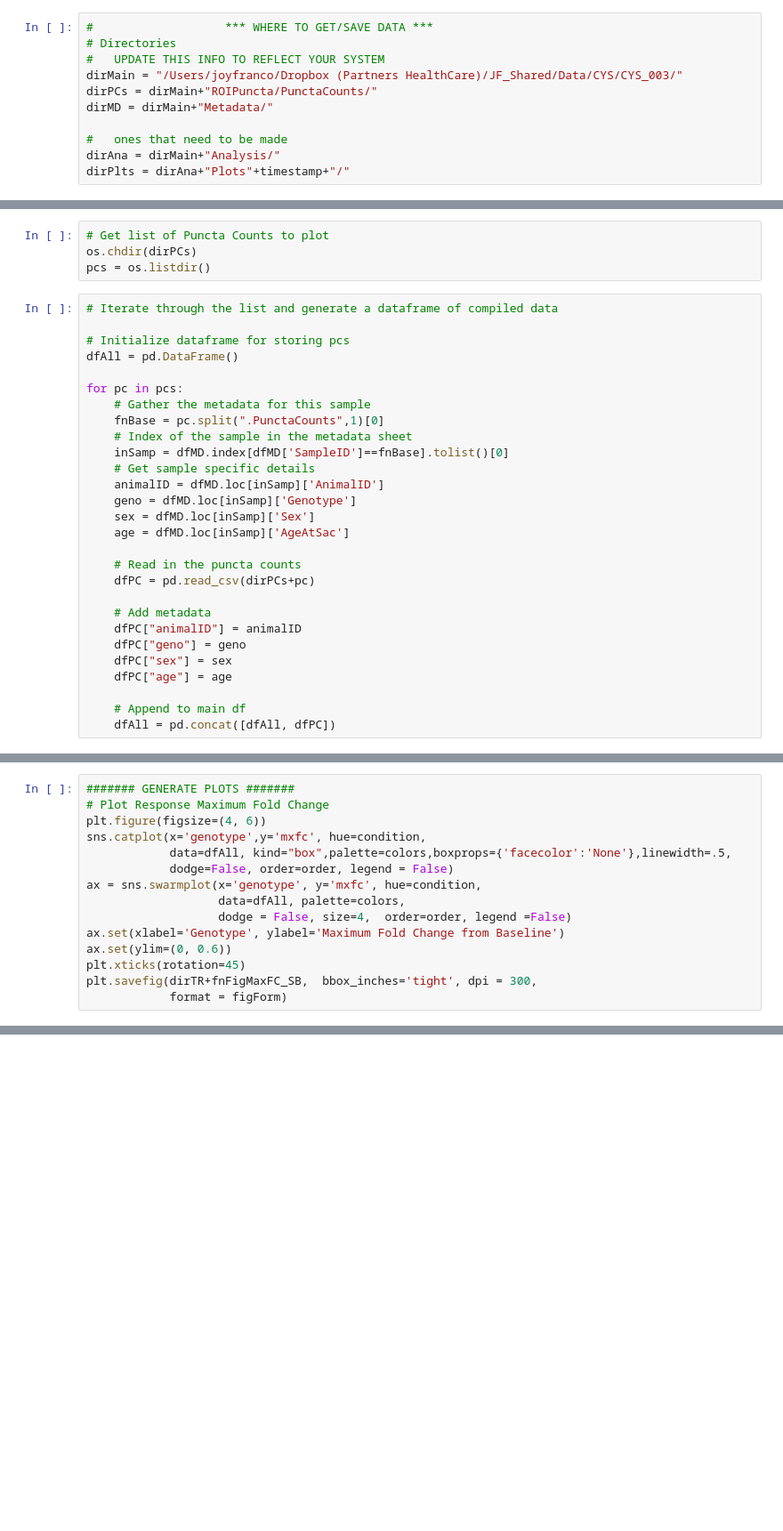
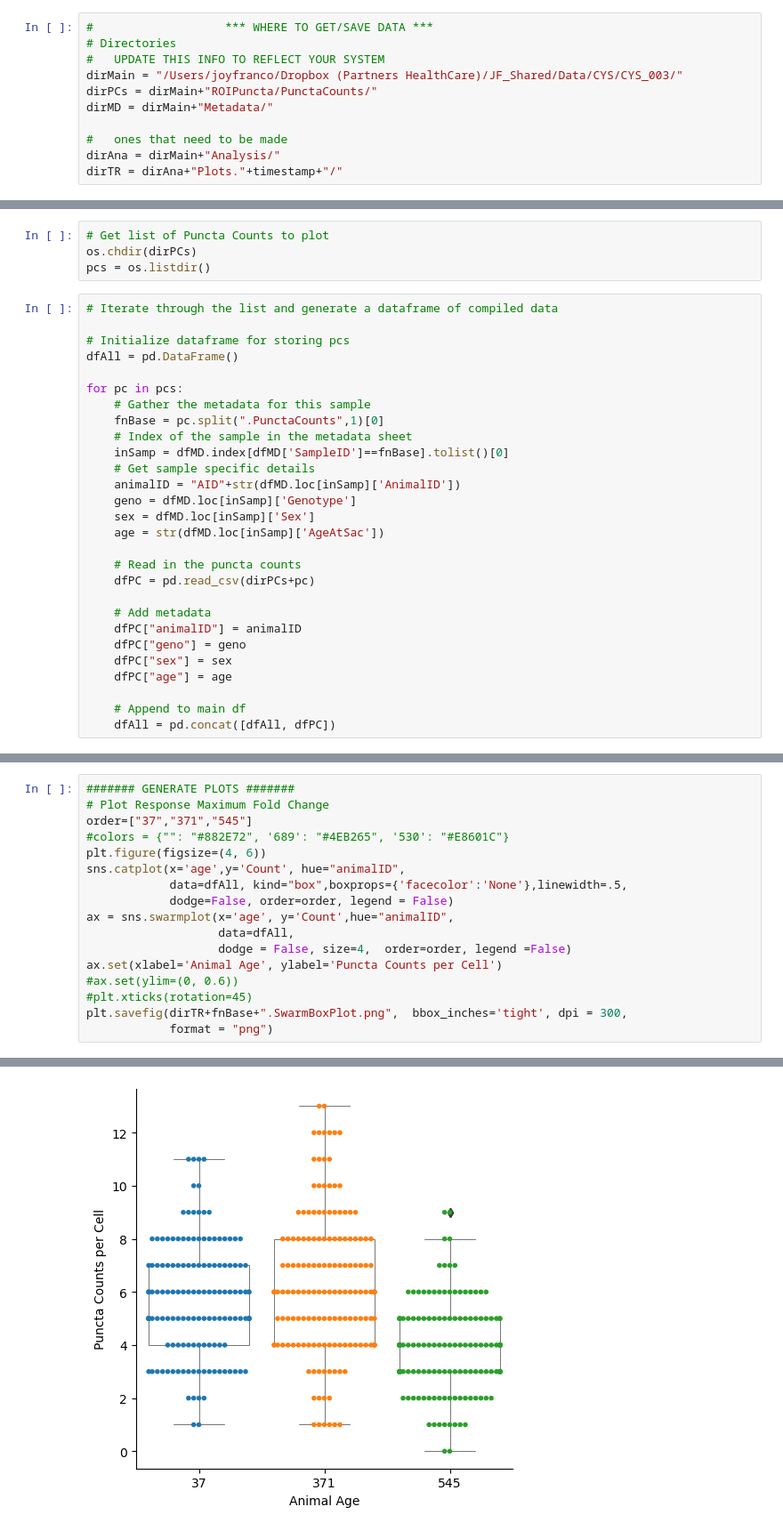
Before and after one commit to engineeringjoy/QISHA, a Jupyter notebook: QISHA_PlotROICounts.ipynb, the cells around one changed output, grey strips where cells are left out. Shown at 89% size. Cells and saved outputs as stored; diff of their text form; blank space fills up the shorter version.

```diff
--- a/QISHA_PlotROICounts.ipynb
+++ b/QISHA_PlotROICounts.ipynb
@@ -33,7 +31,7 @@ dirMD = dirMain+"Metadata/"
 
 #   ones that need to be made
 dirAna = dirMain+"Analysis/"
-dirPlts = dirAna+"Plots"+timestamp+"/"
+dirTR = dirAna+"Plots."+timestamp+"/"
 # %%
 # Load the metadata
 fnMD = "CYS_003.Metadata.Samples.csv"
@@ -72,10 +70,10 @@ for pc in pcs:
     # Index of the sample in the metadata sheet
     inSamp = dfMD.index[dfMD['SampleID']==fnBase].tolist()[0]
     # Get sample specific details
-    animalID = dfMD.loc[inSamp]['AnimalID']
+    animalID = "AID"+str(dfMD.loc[inSamp]['AnimalID'])
     geno = dfMD.loc[inSamp]['Genotype']
     sex = dfMD.loc[inSamp]['Sex']
-    age = dfMD.loc[inSamp]['AgeAtSac']
+    age = str(dfMD.loc[inSamp]['AgeAtSac'])
 
     # Read in the puncta counts
     dfPC = pd.read_csv(dirPCs+pc)
@@ -111,15 +109,18 @@ print(dfAll)
 # %%
 ####### GENERATE PLOTS #######
 # Plot Response Maximum Fold Change
+order=["37","371","545"]
+#colors = {"": "#882E72", '689': "#4EB265", '530': "#E8601C"}
 plt.figure(figsize=(4, 6))
-sns.catplot(x='genotype',y='mxfc', hue=condition,
-            data=dfAll, kind="box",palette=colors,boxprops={'facecolor':'None'},linewidth=.5,
+sns.catplot(x='age',y='Count', hue="animalID",
+            data=dfAll, kind="box",boxprops={'facecolor':'None'},linewidth=.5,
             dodge=False, order=order, legend = False)
-ax = sns.swarmplot(x='genotype', y='mxfc', hue=condition,
-                   data=dfAll, palette=colors,
+ax = sns.swarmplot(x='age', y='Count',hue="animalID",
+                   data=dfAll,
                    dodge = False, size=4,  order=order, legend =False)
-ax.set(xlabel='Genotype', ylabel='Maximum Fold Change from Baseline')
-ax.set(ylim=(0, 0.6))
-plt.xticks(rotation=45)
-plt.savefig(dirTR+fnFigMaxFC_SB,  bbox_inches='tight', dpi = 300,
-            format = figForm)
+ax.set(xlabel='Animal Age', ylabel='Puncta Counts per Cell')
+#ax.set(ylim=(0, 0.6))
+#plt.xticks(rotation=45)
+plt.savefig(dirTR+fnBase+".SwarmBoxPlot.png",  bbox_inches='tight', dpi = 300,
+            format = "png")
+# %% [output]
@@ -125,0 +128 @@ plt.savefig(dirTR+fnFigMaxFC_SB,  bbox_inches='tight', dpi = 300,
+[figure, added]
```
Also changed, not shown: parts of 5 cells of this notebook.
